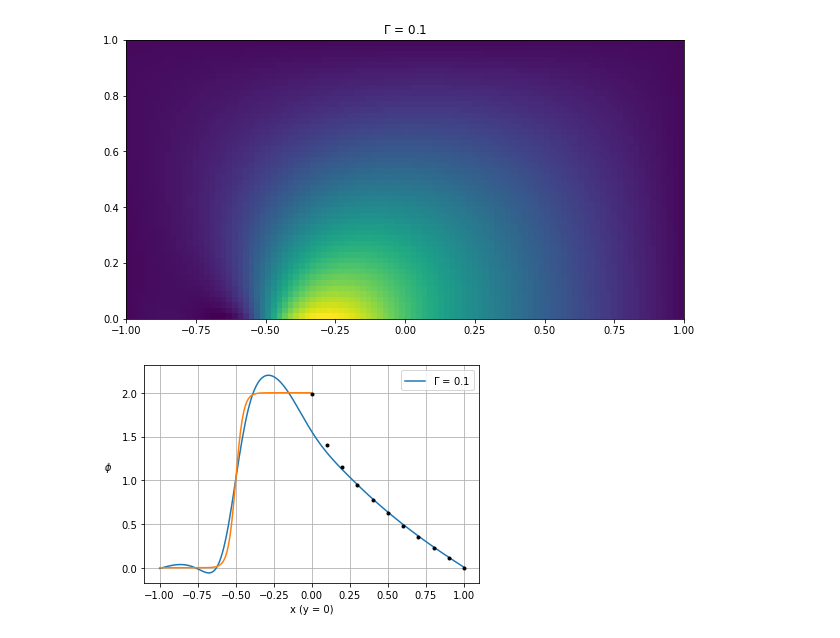
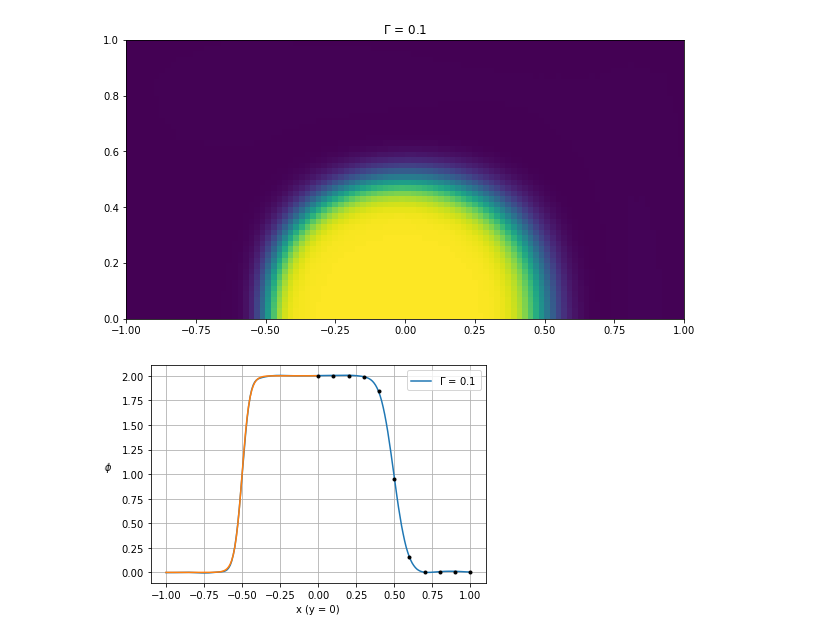
Before and after one commit to juansensio/nangs, a Jupyter notebook: tutorials/02_high_order.ipynb, the cells around one changed output. Cells and saved outputs as stored; diff of their text form; code cells hidden in the pictures.

```diff
--- a/tutorials/02_high_order.ipynb
+++ b/tutorials/02_high_order.ipynb
@@ -86,6 +70,0 @@ pde.add_boco(boco)
-# %%
-# top b.c
-
-p = np.full(len(x), 1. - np.tanh(ALPHA))
-boco = Dirichlet({'x': x, 'y': y[-1:]}, {'p': p}, device=device, name='top')
-pde.add_boco(boco)
@@ -102 +100,11 @@ pde.add_boco(boco)
+# %%
+# bottom b.c
+
+bot_left = Dirichlet(
+    RandomSampler({'x': [-1., 0.], 'y': 0.}, device=device, n_samples=n_samples),
+    lambda inputs: {'p' : 1. + torch.tanh(ALPHA*(2*inputs['x']+1))},
+    name="bot-left"
+)
+
+pde.add_boco(bot_left)
 # %%
@@ -118,21 +129,24 @@ class MyNeumann(Neumann):
         dpdy = self.computeGrads(outputs, inputs)[:, 1]
         return {'gradY': dpdy}
 
-boco = MyNeumann({'x': x2, 'y': y[:1]}, name='bottom_right', device=device)
-pde.add_boco(boco)
+bot_right = MyNeumann(
+    RandomSampler({'x': [0., 1.], 'y': 0.}, device=device, n_samples=n_samples),
+    name='bot-right'
+)
+
+pde.add_boco(bot_right)
 # %%
 from nangs import MLP
 
-BATCH_SIZE = 1024
-LR = 5e-3
-EPOCHS = 100
+LR = 3e-4
+N_STEPS = 10000
 NUM_LAYERS = 5
-NUM_HIDDEN = 256
+NUM_HIDDEN = 100
 
 mlp = MLP(len(pde.inputs), len(pde.outputs), NUM_LAYERS, NUM_HIDDEN).to(device)
-optimizer = torch.optim.Adam(mlp.parameters())
-scheduler = torch.optim.lr_scheduler.OneCycleLR(optimizer, max_lr=LR, pct_start=0.1, total_steps=EPOCHS)
+optimizer = torch.optim.Adam(mlp.parameters(), lr=LR)
+# scheduler = torch.optim.lr_scheduler.OneCycleLR(optimizer, max_lr=LR, pct_start=0.1, total_steps=EPOCHS)
 
-pde.compile(mlp, optimizer, scheduler)
-%time hist = pde.solve(EPOCHS, BATCH_SIZE)
+pde.compile(mlp, optimizer)
+%time hist = pde.solve(N_STEPS, log_each=100)
 # %% [output]
@@ -142,19 +166,21 @@ Wall time: 1min 8s
 # %%
 # evaluate the solution
 #pde.load_state_dict('best.pth')
 
 x = np.linspace(-1,1,100)
 y = np.linspace(0,1,50)
 
-eval_mesh = Mesh({'x': x, 'y': y}, device=device)
-p = pde.eval(eval_mesh).cpu().view(len(y),len(x)).numpy()
+grid = np.stack(np.meshgrid(x, y), -1).reshape(-1, 2)
+X = torch.from_numpy(grid).float().to(device)
+
+p = pde.eval(X).cpu().view(len(y),len(x)).numpy()
 
 fig, ax = plt.subplots(1, 1, figsize=(10,10))
 ax.imshow(p, vmin=p.min(), vmax=p.max(), origin='lower', extent=[x.min(), x.max(), y.min(), y.max()])
 ax.set_title(f"$\\Gamma$ = 0.1")
 plt.show()
 # %% [output]
-[figure, old version]
+[figure, new version]
 # %%
 # experimental results
 
@@ -167,19 +193,22 @@ exp = {
 
 x = np.linspace(-1,1,200)
 y = np.array([0])
-eval_mesh = Mesh({'x': x, 'y': y}, device=device)
-p = pde.eval(eval_mesh).cpu().numpy().reshape(len(x))
+
+grid = np.stack(np.meshgrid(x, y), -1).reshape(-1, 2)
+X = torch.from_numpy(grid).float().to(device)
+
+p = pde.eval(X).cpu().numpy().reshape(len(x))
 
 plt.plot(x, p, label=f"$\\Gamma$ = 0.1")
 
 p1 = 1. + np.tanh(ALPHA*(2*x[x<0]+1))
 plt.plot(x[x<0], p1)
 
-plt.plot(exp['x'], exp['g_0.1'], '.k')
+plt.plot(exp['x'], exp['g_0.001'], '.k')
 plt.grid()
 plt.xlabel('x (y = 0)')
 plt.ylabel('$\\phi$       ', rotation=np.pi/2)
 plt.legend()
 plt.show()
 # %% [output]
-[figure, old version]
+[figure, new version]
```
Also changed, not shown: parts of 12 cells of this notebook, 2 other files.
